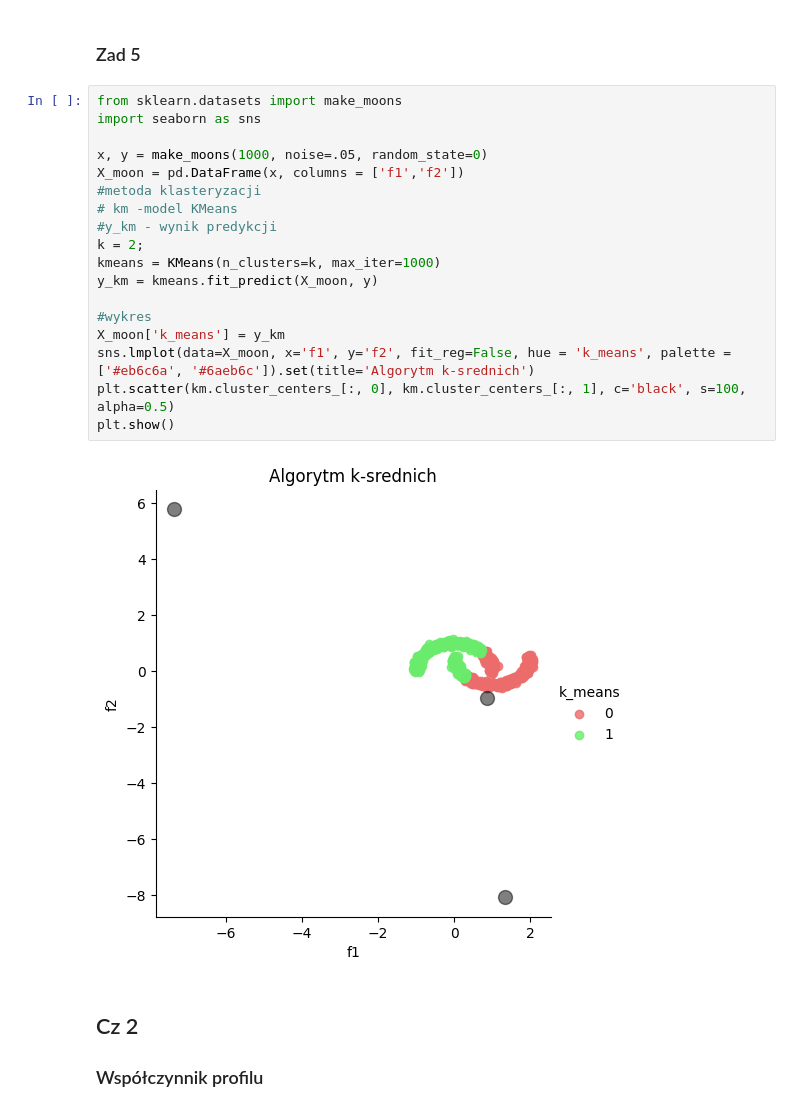
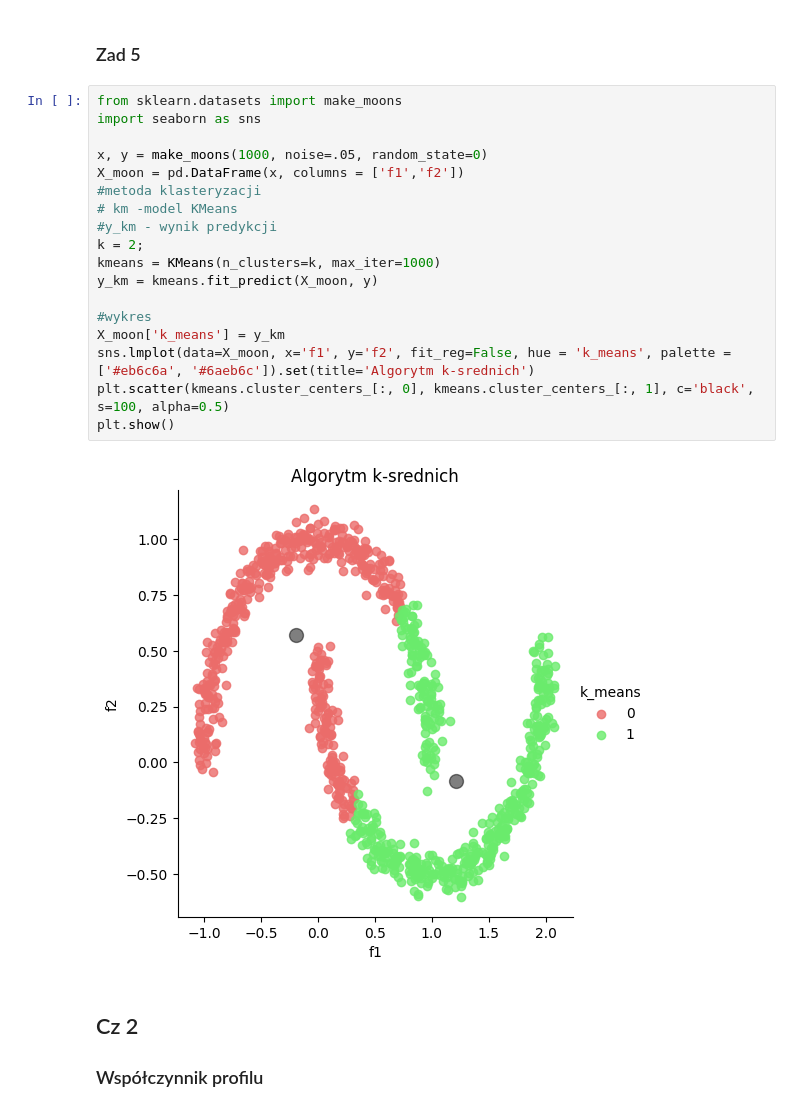
Before and after one commit to jrosa02/ML-2024S, a Jupyter notebook: lab07-clasterization/lab7.ipynb, the cells around one changed output. Cells and saved outputs as stored; diff of their text form.

```diff
--- a/lab07-clasterization/lab7.ipynb
+++ b/lab07-clasterization/lab7.ipynb
@@ -134,23 +134,23 @@ plt.show()
 # %%
 from sklearn.datasets import make_moons
 import seaborn as sns
 
 x, y = make_moons(1000, noise=.05, random_state=0)
 X_moon = pd.DataFrame(x, columns = ['f1','f2'])
 #metoda klasteryzacji
 # km -model KMeans
 #y_km - wynik predykcji
 k = 2;
 kmeans = KMeans(n_clusters=k, max_iter=1000)
 y_km = kmeans.fit_predict(X_moon, y)
 
 #wykres
 X_moon['k_means'] = y_km
 sns.lmplot(data=X_moon, x='f1', y='f2', fit_reg=False, hue = 'k_means', palette = ['#eb6c6a', '#6aeb6c']).set(title='Algorytm k-srednich')
-plt.scatter(km.cluster_centers_[:, 0], km.cluster_centers_[:, 1], c='black', s=100, alpha=0.5)
+plt.scatter(kmeans.cluster_centers_[:, 0], kmeans.cluster_centers_[:, 1], c='black', s=100, alpha=0.5)
 plt.show()
 # %% [output]
-[figure, old version]
+[figure, new version]
 # %% [markdown]
 ## Cz 2
 ### Współczynnik profilu
```
Also changed, not shown: 5 other files.
